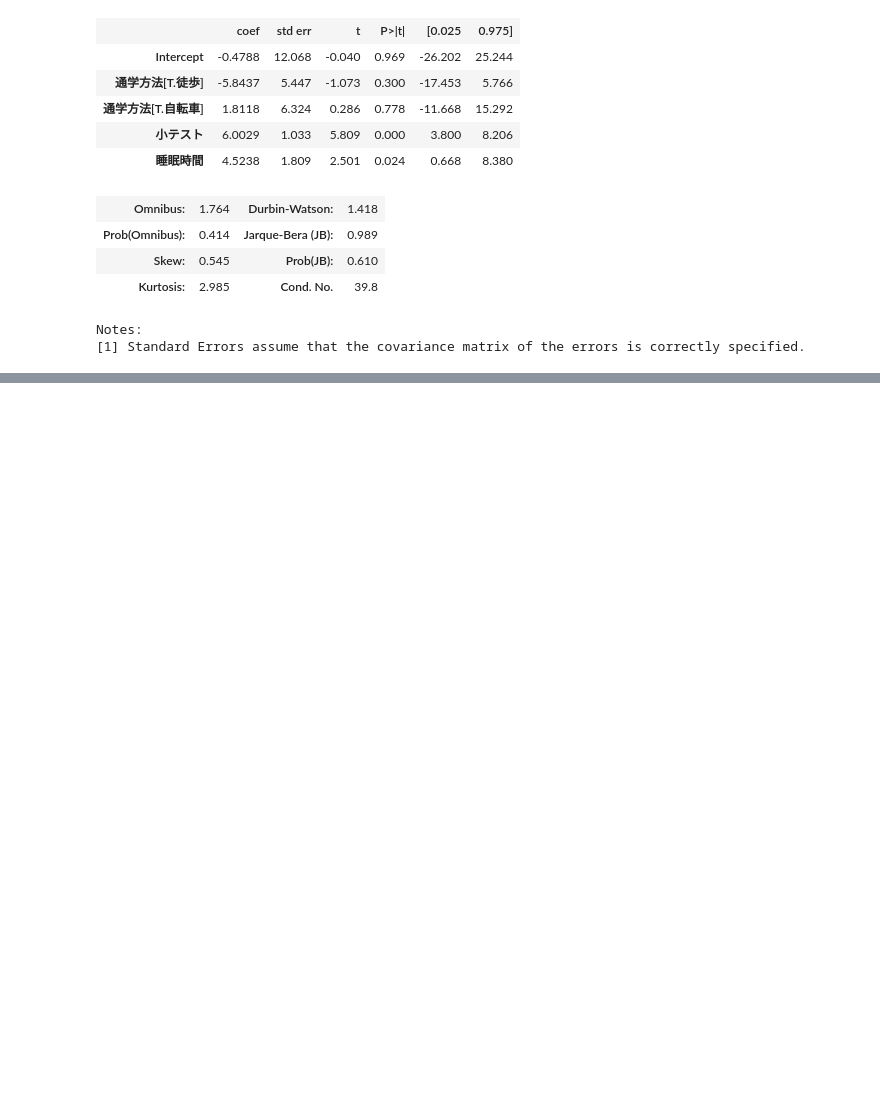
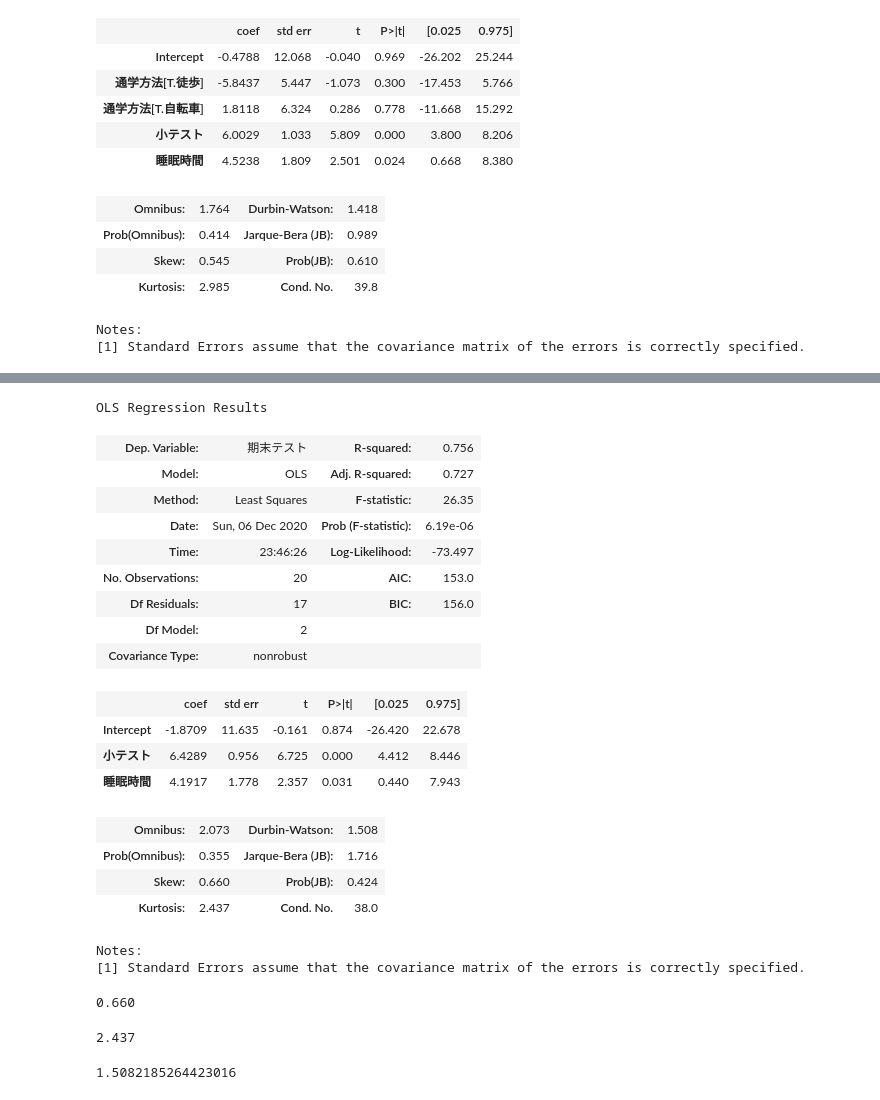
Before and after one commit to ToshikiShimizu/statistics, a Jupyter notebook: python-understand-statistics/notebook/ch12.ipynb, the cells around one changed output, grey strips where cells are left out. Cells and saved outputs as stored; diff of their text form; code cells hidden in the pictures; blank space fills up the shorter version.

```diff
--- a/python-understand-statistics/notebook/ch12.ipynb
+++ b/python-understand-statistics/notebook/ch12.ipynb
@@ -217,0 +337,25 @@ Notes:
+# %%
+formula = '期末テスト ~ 小テスト + 睡眠時間'
+result = smf.ols(formula, df).fit()
+result.summary()
+# %% [output]
+OLS Regression Results
+| Dep. Variable: | 期末テスト | R-squared: | 0.756 |
+| Model: | OLS | Adj. R-squared: | 0.727 |
+| Method: | Least Squares | F-statistic: | 26.35 |
+| Date: | Sun, 06 Dec 2020 | Prob (F-statistic): | 6.19e-06 |
+| Time: | 23:46:26 | Log-Likelihood: | -73.497 |
+| No. Observations: | 20 | AIC: | 153.0 |
+| Df Residuals: | 17 | BIC: | 156.0 |
+| Df Model: | 2 |  |  |
+| Covariance Type: | nonrobust |  |  |
+|  | coef | std err | t | P>|t| | [0.025 | 0.975] |
+| Intercept | -1.8709 | 11.635 | -0.161 | 0.874 | -26.420 | 22.678 |
+| 小テスト | 6.4289 | 0.956 | 6.725 | 0.000 | 4.412 | 8.446 |
+| 睡眠時間 | 4.1917 | 1.778 | 2.357 | 0.031 | 0.440 | 7.943 |
+| Omnibus: | 2.073 | Durbin-Watson: | 1.508 |
+| Prob(Omnibus): | 0.355 | Jarque-Bera (JB): | 1.716 |
+| Skew: | 0.660 | Prob(JB): | 0.424 |
+| Kurtosis: | 2.437 | Cond. No. | 38.0 |
+Notes:
+[1] Standard Errors assume that the covariance matrix of the errors is correctly specified.
@@ -217,0 +364,12 @@ Notes:
+# %%
+stats.skew(eps_hat)
+# %% [output]
+0.660
+# %%
+stats.kurtosis(eps_hat, fisher=False)
+# %% [output]
+2.437
+# %%
+np.sum(np.diff(eps_hat, 1)**2) / np.sum(eps_hat ** 2)
+# %% [output]
+1.5082185264423016
```
Also changed, not shown: parts of 22 cells of this notebook.
